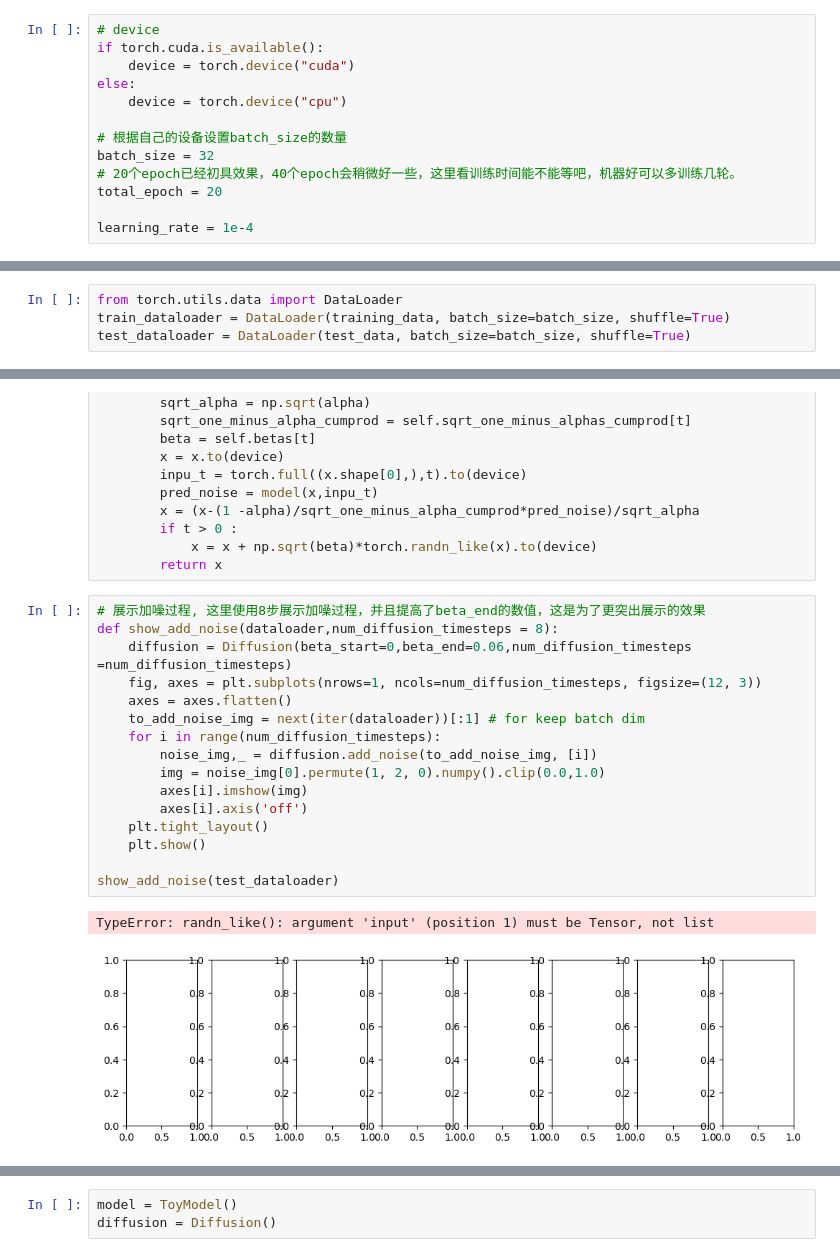
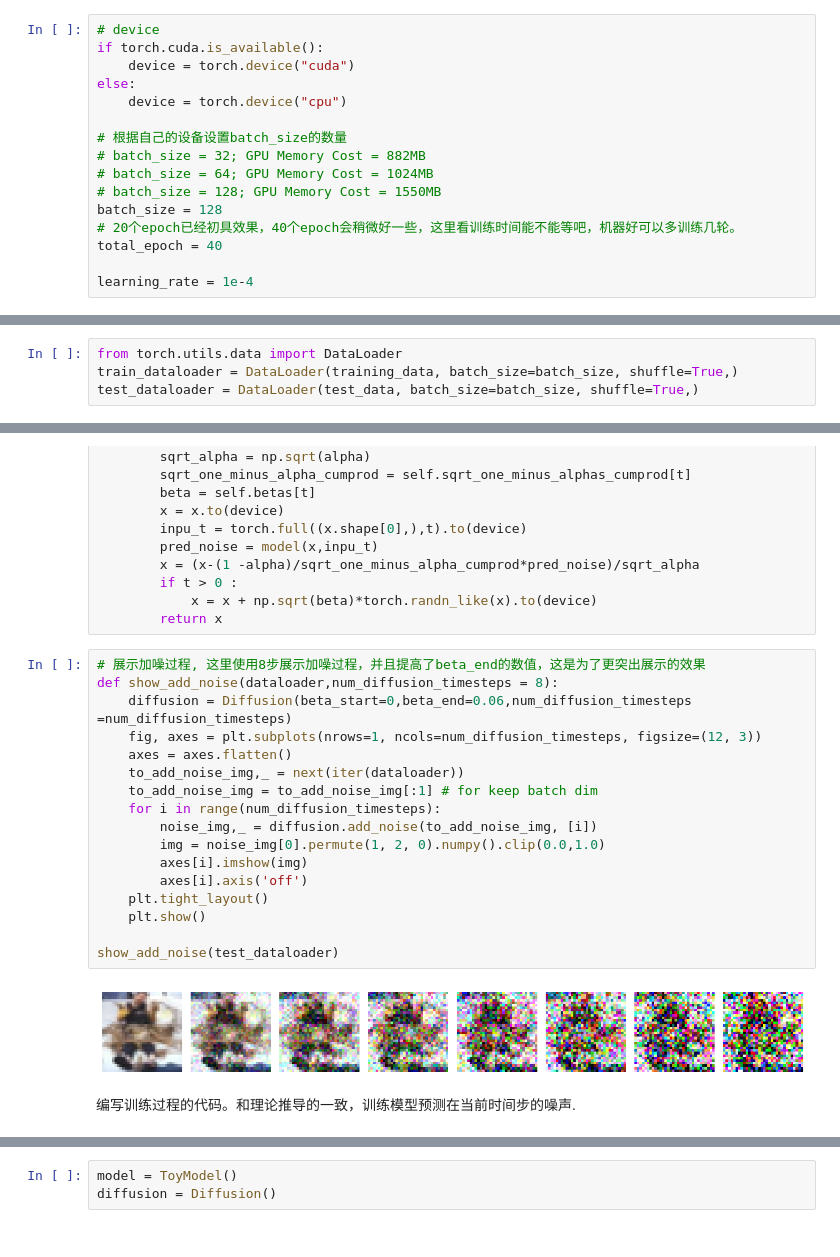
Before and after one commit to mengkai98/diffusion_cookie, a Jupyter notebook: ToyDiffusion.ipynb, the cells around one changed output, grey strips where cells are left out. Drawn from its saved outputs; the diff is of its cells as text.

```diff
--- a/ToyDiffusion.ipynb
+++ b/ToyDiffusion.ipynb
@@ -31,9 +38,12 @@ else:
     device = torch.device("cpu")
 
 # 根据自己的设备设置batch_size的数量
-batch_size = 32
+# batch_size = 32; GPU Memory Cost = 882MB
+# batch_size = 64; GPU Memory Cost = 1024MB
+# batch_size = 128; GPU Memory Cost = 1550MB
+batch_size = 128
 # 20个epoch已经初具效果，40个epoch会稍微好一些，这里看训练时间能不能等吧，机器好可以多训练几轮。
-total_epoch = 20
+total_epoch = 40
 
 learning_rate = 1e-4
 # %% [markdown]
@@ -57,8 +67,8 @@ test_data = datasets.CIFAR100(
 创建`dataloader`
 # %%
 from torch.utils.data import DataLoader
-train_dataloader = DataLoader(training_data, batch_size=batch_size, shuffle=True)
-test_dataloader = DataLoader(test_data, batch_size=batch_size, shuffle=True)
+train_dataloader = DataLoader(training_data, batch_size=batch_size, shuffle=True,)
+test_dataloader = DataLoader(test_data, batch_size=batch_size, shuffle=True,)
 # %%
 def display_dataset(dataloader):
     show_img_num = min(batch_size,8)
@@ -202,20 +212,22 @@ class Diffusion:
 # %%
 # 展示加噪过程, 这里使用8步展示加噪过程，并且提高了beta_end的数值，这是为了更突出展示的效果
 def show_add_noise(dataloader,num_diffusion_timesteps = 8):
     diffusion = Diffusion(beta_start=0,beta_end=0.06,num_diffusion_timesteps =num_diffusion_timesteps)
     fig, axes = plt.subplots(nrows=1, ncols=num_diffusion_timesteps, figsize=(12, 3))
     axes = axes.flatten()
-    to_add_noise_img = next(iter(dataloader))[:1] # for keep batch dim
+    to_add_noise_img,_ = next(iter(dataloader))
+    to_add_noise_img = to_add_noise_img[:1] # for keep batch dim
     for i in range(num_diffusion_timesteps):
         noise_img,_ = diffusion.add_noise(to_add_noise_img, [i])
         img = noise_img[0].permute(1, 2, 0).numpy().clip(0.0,1.0)
         axes[i].imshow(img)
         axes[i].axis('off')
     plt.tight_layout()
     plt.show()
 
 show_add_noise(test_dataloader)
 # %% [output]
-TypeError: randn_like(): argument 'input' (position 1) must be Tensor, not list
-[figure, old version]
+[figure, new version]
+# %% [markdown]
+编写训练过程的代码。和理论推导的一致，训练模型预测在当前时间步的噪声.
 # %%
```
Also changed, not shown: parts of 10 cells of this notebook.
